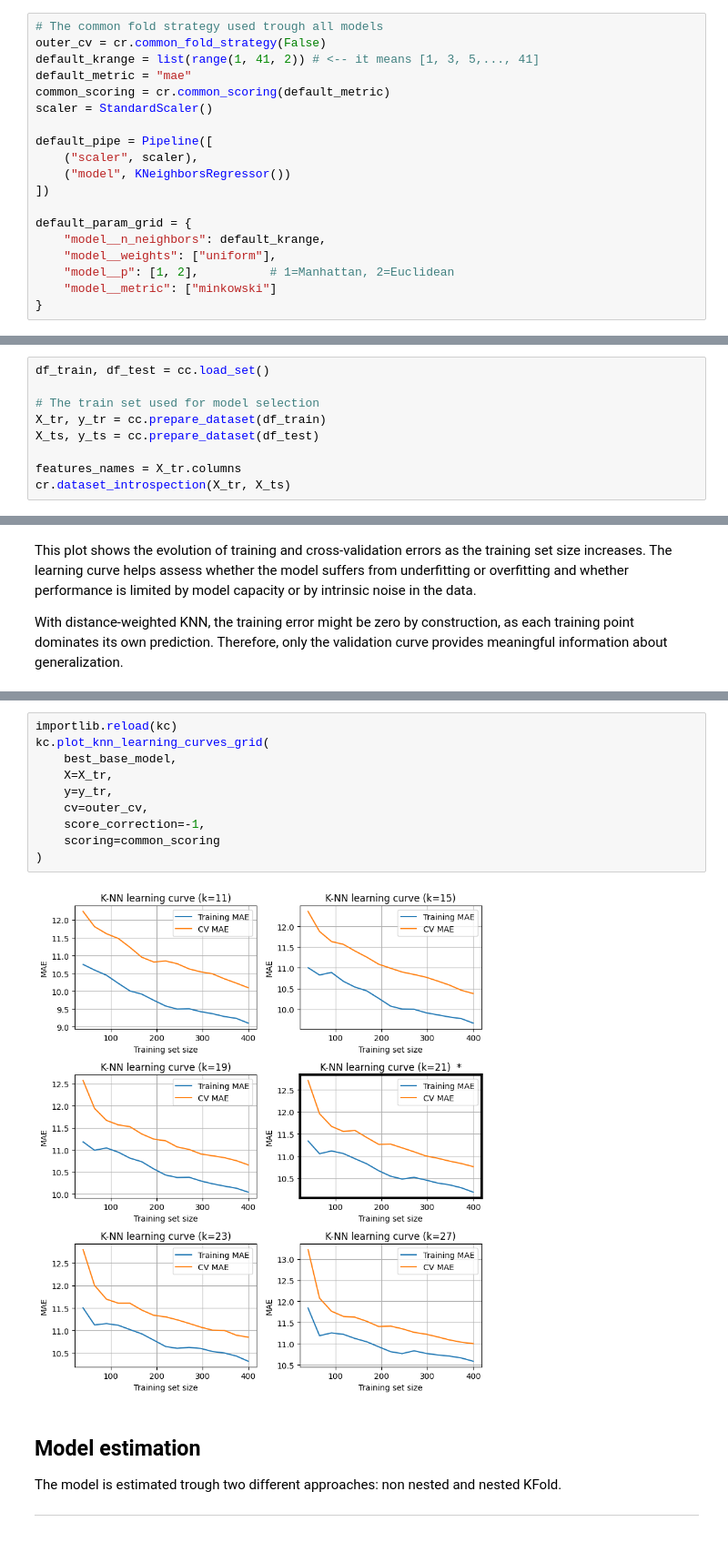
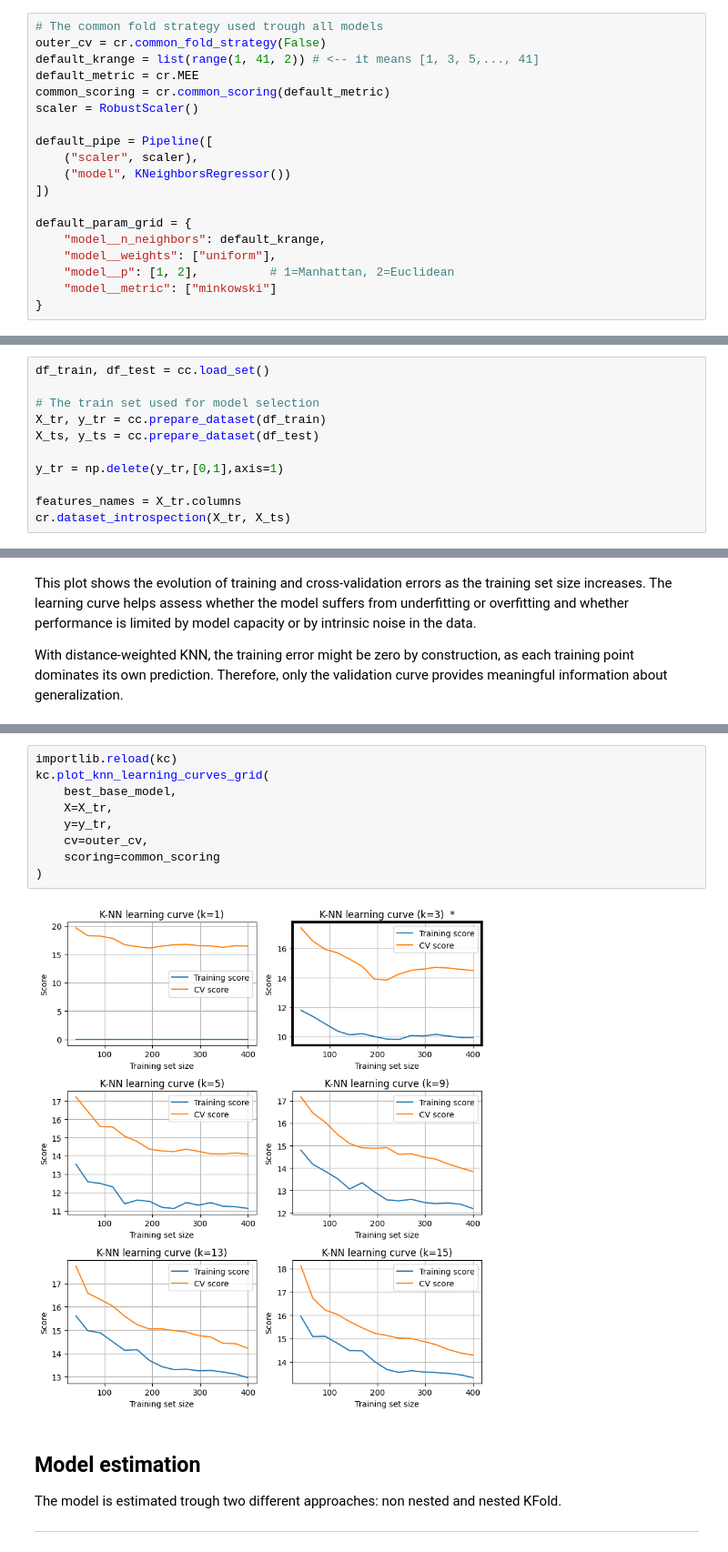
Before and after one commit to Borbico/Machine_Learning_Melaccio, a Jupyter notebook: notebooks/cup_KNN.ipynb, the cells around one changed output, grey strips where cells are left out. Shown at 91% size. Drawn from its saved outputs; the diff is of its cells as text.

```diff
--- a/notebooks/cup_KNN.ipynb
+++ b/notebooks/cup_KNN.ipynb
@@ -34,9 +35,9 @@ importlib.reload(cr)
 # The common fold strategy used trough all models
 outer_cv = cr.common_fold_strategy(False)
 default_krange = list(range(1, 41, 2)) # <-- it means [1, 3, 5,..., 41]
-default_metric = "mae"
+default_metric = cr.MEE
 common_scoring = cr.common_scoring(default_metric)
-scaler = StandardScaler()
+scaler = RobustScaler()
 
 default_pipe = Pipeline([
     ("scaler", scaler),
@@ -58,6 +59,8 @@ df_train, df_test = cc.load_set()
 X_tr, y_tr = cc.prepare_dataset(df_train)
 X_ts, y_ts = cc.prepare_dataset(df_test)
 
+y_tr = np.delete(y_tr,[0,1],axis=1)
+
 features_names = X_tr.columns
 cr.dataset_introspection(X_tr, X_ts)
 # %% [output]
@@ -119,15 +122,14 @@ cr.plot_learning_curve(best_base_model, X_tr, y_tr, outer_cv, scoring=common_sco
 # %%
 importlib.reload(kc)
 kc.plot_knn_learning_curves_grid(
     best_base_model,
     X=X_tr,
     y=y_tr,
     cv=outer_cv,
-    score_correction=-1,
     scoring=common_scoring
 )
 # %% [output]
-[figure, old version]
+[figure, new version]
 # %% [markdown]
 <h2>Model estimation</h2>
 <p>The model is estimated trough two different approaches: non nested and nested KFold.</p>
```
Also changed, not shown: parts of 20 cells of this notebook, 14 other files.
